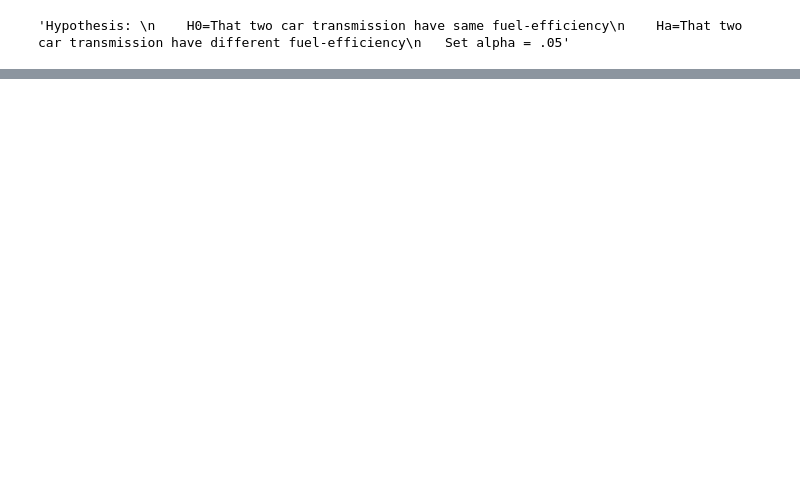
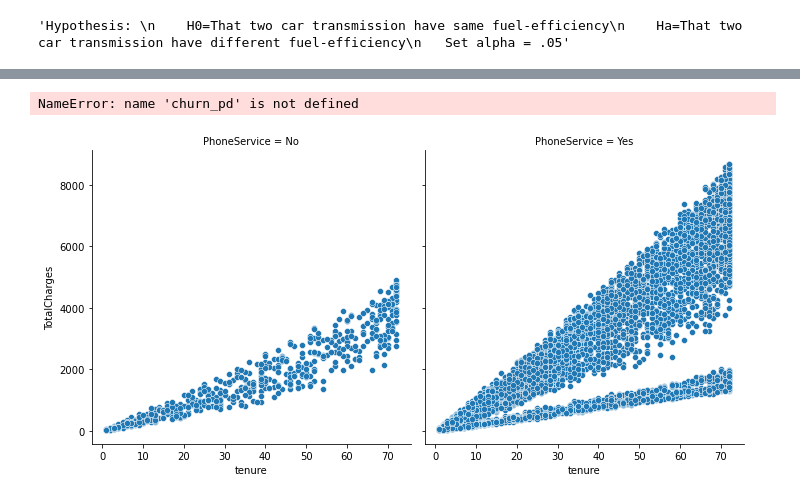
Before and after one commit to QinzhiChen/statistics-exercises, a Jupyter notebook: hypothesis_testing.ipynb, the cells around one changed output, grey strips where cells are left out. Saved outputs shown, nothing was run; the diff lists cells and outputs as text; code cells hidden in the pictures; blank space fills up the shorter version.

```diff
--- a/hypothesis_testing.ipynb
+++ b/hypothesis_testing.ipynb
@@ -171,0 +220,13 @@ we can reject the H0
+# %%
+import seaborn as sns
+churn_pd.PhoneService.value_counts()
+sns.relplot(data=churn_pd, x=tenure, y=monthly, col='PhoneService')
+plt.show()
+# %% [output]
+NameError: name 'churn_pd' is not defined
+# %%
+churn_pd.PhoneService.value_counts()
+sns.relplot(data=churn_pd, x=tenure, y=total, col='PhoneService')
+plt.show()
+# %% [output]
+[figure, added]
```
Also changed, not shown: parts of 31 cells of this notebook, 1 other file.
